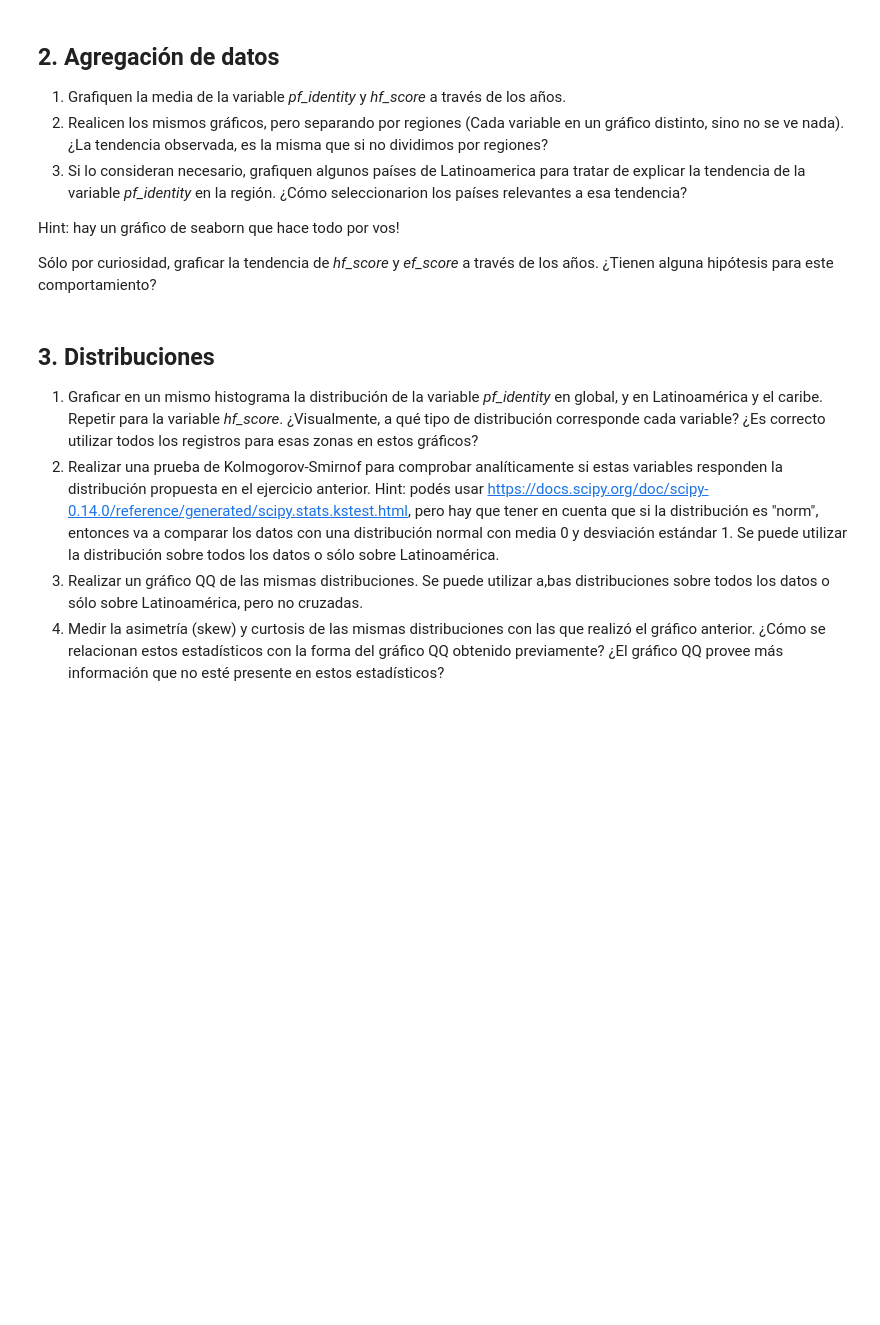
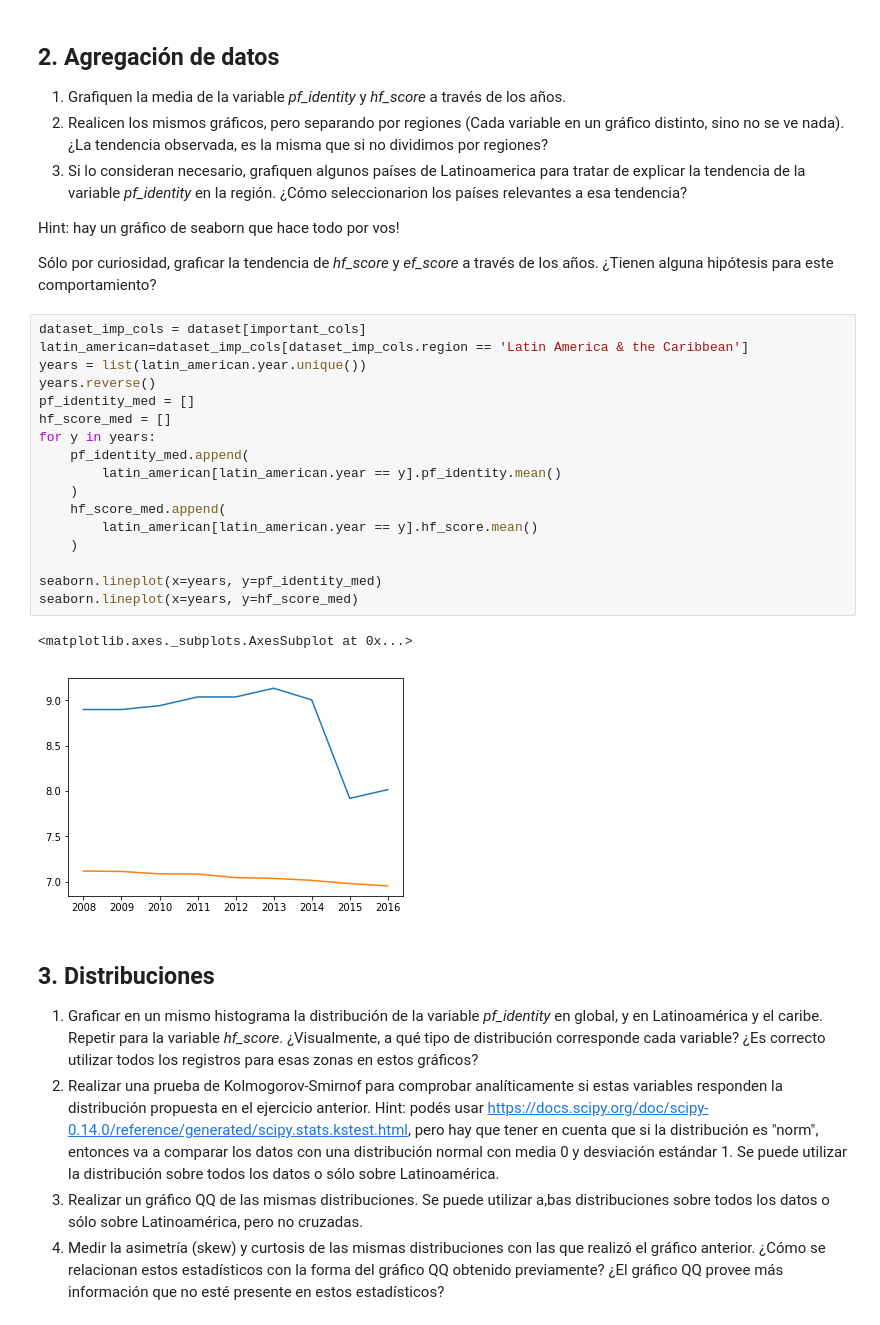
Before and after one commit to abernalc/diplodatos2019, a Jupyter notebook: 02_practico_I.ipynb, the cells around one changed output. Saved outputs shown, nothing was run; the diff lists cells and outputs as text; blank space fills up the shorter version.

```diff
--- a/02_practico_I.ipynb
+++ b/02_practico_I.ipynb
@@ -211,6 +211,26 @@ No tiene sentido calcular la moda, dado que los datos no son discretos, son vari
 Hint: hay un gráfico de seaborn que hace todo por vos!
 
 Sólo por curiosidad, graficar la tendencia de *hf_score* y *ef_score* a través de los años. ¿Tienen alguna hipótesis para este comportamiento?
+# %%
+dataset_imp_cols = dataset[important_cols]
+latin_american=dataset_imp_cols[dataset_imp_cols.region == 'Latin America & the Caribbean']
+years = list(latin_american.year.unique())
+years.reverse()
+pf_identity_med = []
+hf_score_med = []
+for y in years:
+    pf_identity_med.append(
+        latin_american[latin_american.year == y].pf_identity.mean()
+    )
+    hf_score_med.append(
+        latin_american[latin_american.year == y].hf_score.mean()
+    )
+
+seaborn.lineplot(x=years, y=pf_identity_med)
+seaborn.lineplot(x=years, y=hf_score_med)
+# %% [output]
+<matplotlib.axes._subplots.AxesSubplot at 0x...>
+[figure, added]
 # %% [markdown]
 ## 3. Distribuciones
   1. Graficar en un mismo histograma la distribución de la variable *pf_identity* en global, y en Latinoamérica y el caribe. Repetir para la variable *hf_score*. ¿Visualmente, a qué tipo de distribución corresponde cada variable? ¿Es correcto utilizar todos los registros para esas zonas en estos gráficos?
```
